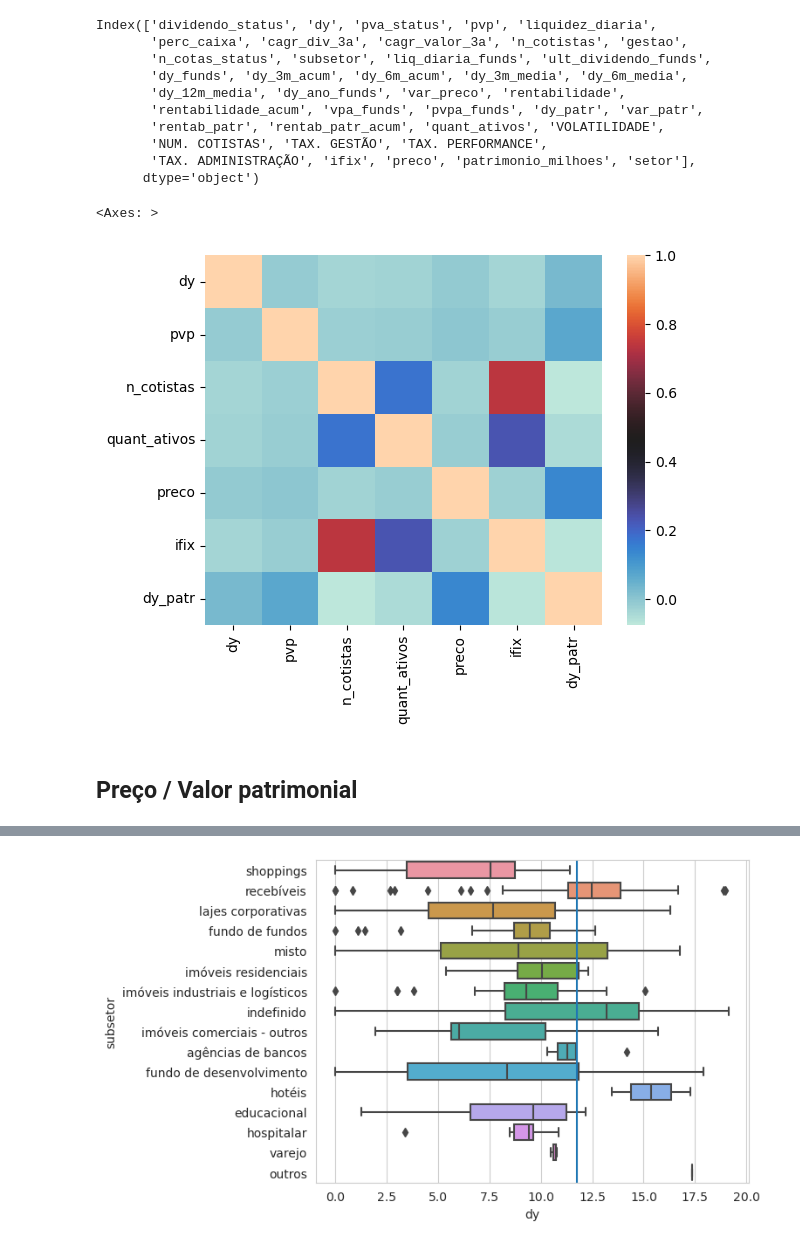
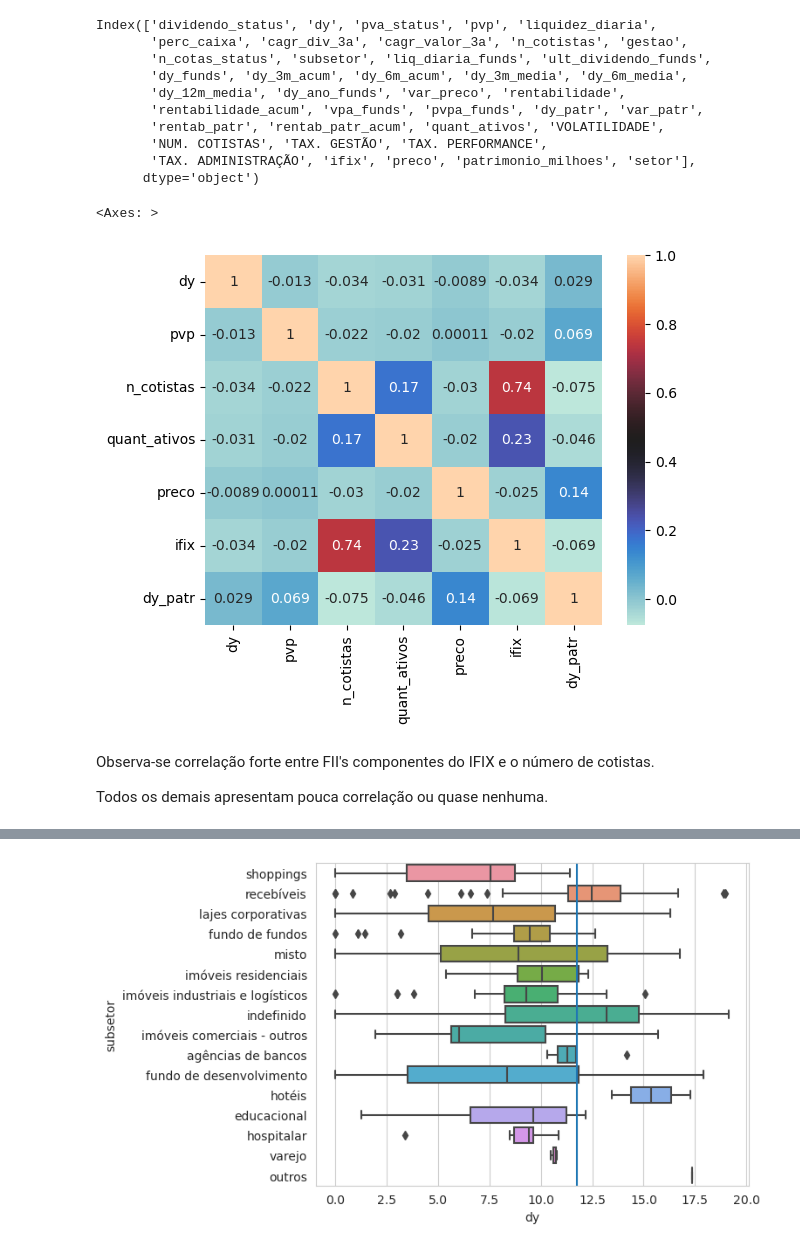
Before and after one commit to Mateus-cpa/analisando_fiis, a Jupyter notebook: analisando-fiis.ipynb, the cells around one changed output, grey strips where cells are left out. Saved outputs shown, nothing was run; the diff lists cells and outputs as text; code cells hidden in the pictures.

```diff
--- a/analisando-fiis.ipynb
+++ b/analisando-fiis.ipynb
@@ -812,9 +840,11 @@ Index(['dividendo_status', 'dy', 'pva_status', 'pvp', 'liquidez_diaria',
       dtype='object')
 # %%
 sns.heatmap(fiis[['dy','pvp','n_cotistas','quant_ativos','preco','ifix','dy_patr']].corr(),
-           cmap='icefire')
+           cmap='icefire', annot=True)
 # %% [output]
 <Axes: >
-[figure, old version]
+[figure, new version]
-# %% [markdown]
-## Preço / Valor patrimonial
+# %% [markdown]
+Observa-se correlação forte entre FII's componentes do IFIX e o número de cotistas.
+
+Todos os demais apresentam pouca correlação ou quase nenhuma.
```
Also changed, not shown: parts of 27 cells of this notebook.
